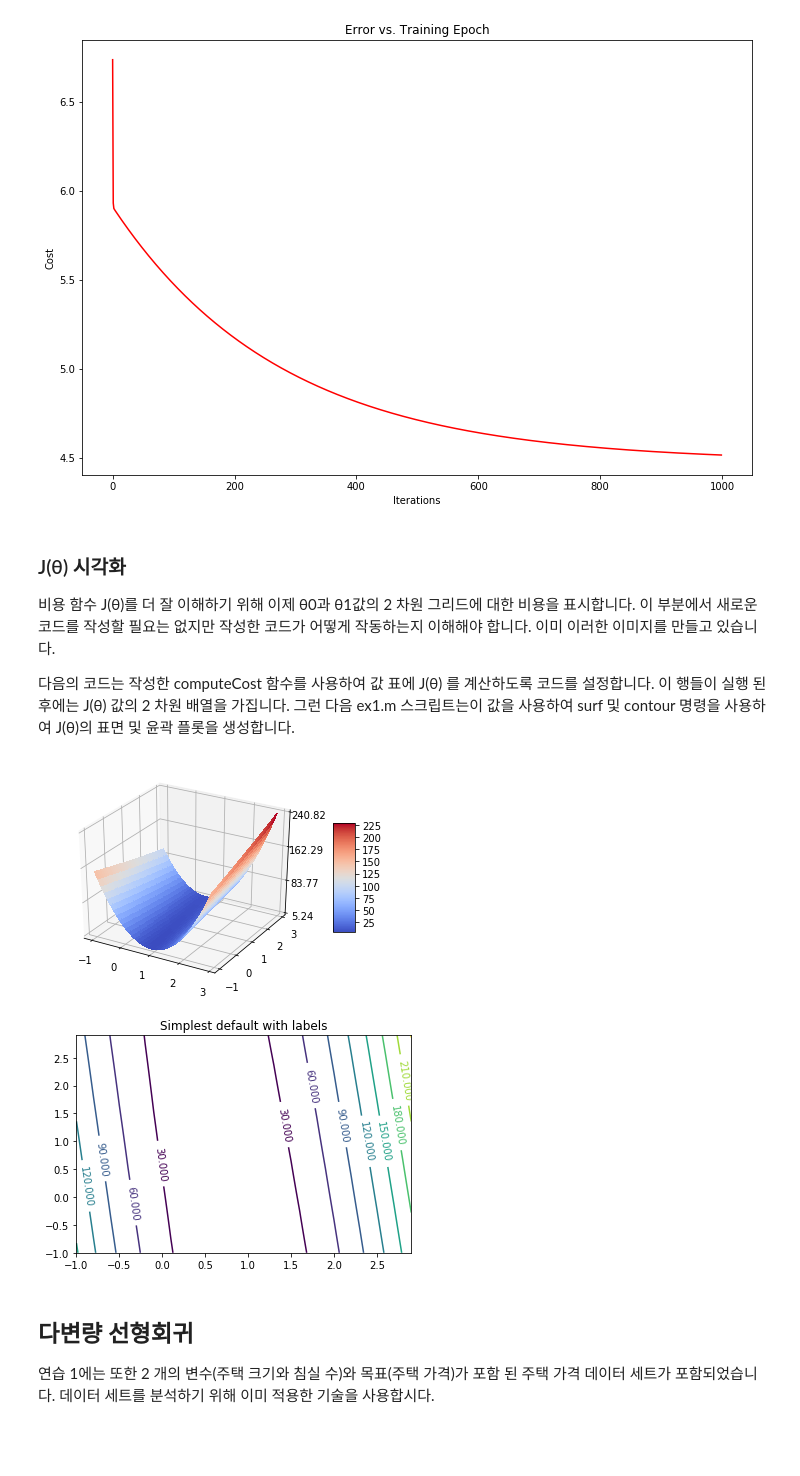
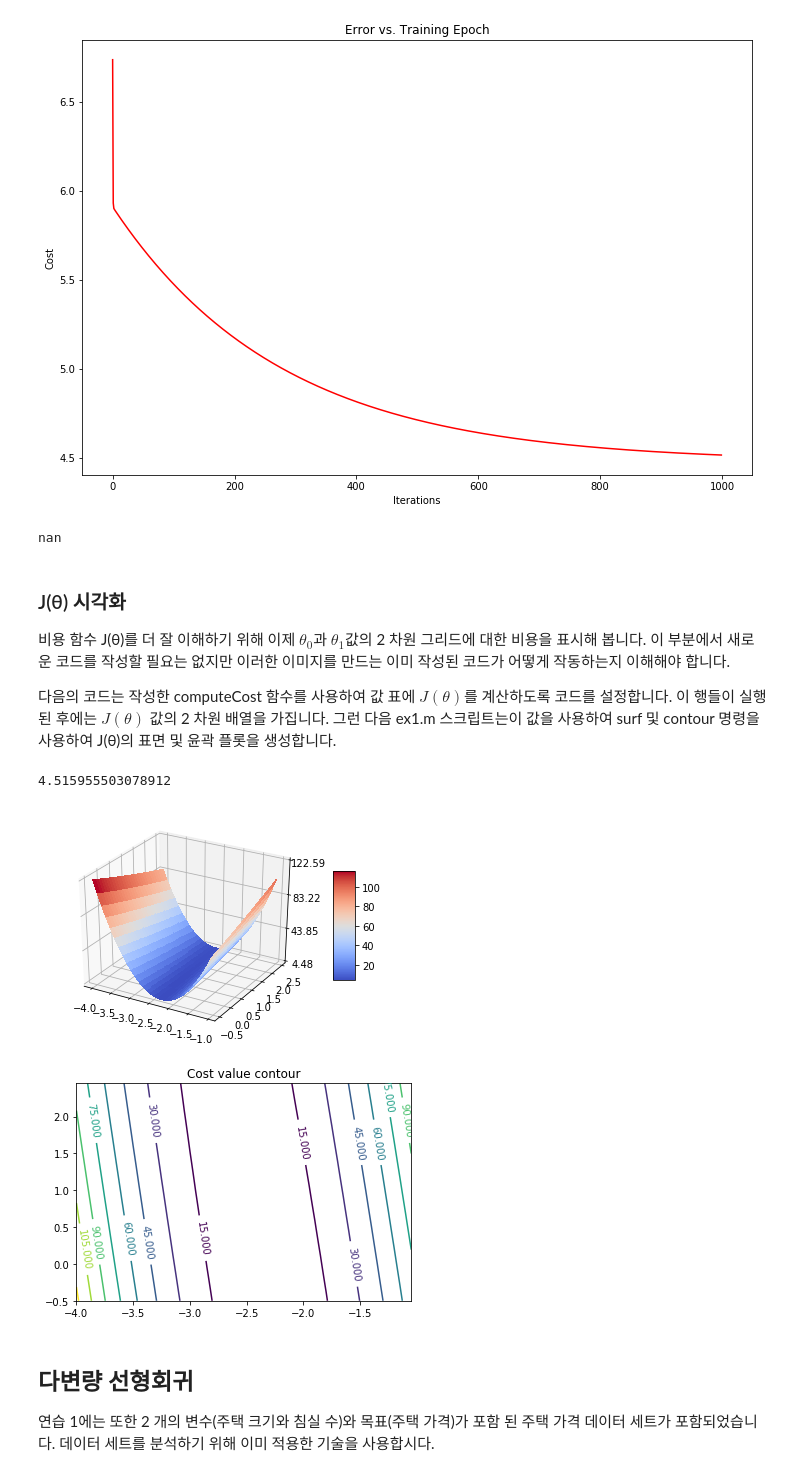
Before and after one commit to junji64/Machine-Learning, a Jupyter notebook: Machine Learning Exercise #1 - Linear Regression.ipynb, the cells around one changed output. Drawn from its saved outputs; the diff is of its cells as text; code cells hidden in the pictures; blank space fills up the shorter version.

```diff
--- a/Machine Learning Exercise #1 - Linear Regression.ipynb
+++ b/Machine Learning Exercise #1 - Linear Regression.ipynb
@@ -182,59 +198,94 @@ ax.set_title('Error vs. Training Epoch')
 # %% [output]
 Text(0.5,1,'Error vs. Training Epoch')
 [figure]
+# %%
+def steepestDescent(X, y, theta, alpha, niter):
+    temp = np.matrix(np.zeros(theta.shape))
+    parameters = int(theta.ravel().shape[1])
+    cost = np.zeros(niter)
+
+    for i in range(niter):
+        error = (X * theta.T) - y
+
+        for j in range(parameters):
+            term = np.multiply(error, X[:,j])
+            temp[0,j] = theta[0,j] - ((alpha / len(X)) * np.sum(term))
+
+        theta = temp
+        cost[i] = computeCost(X, y, theta)
+        if i >= 1 :
+            derror = np.subtract(error, error_old)
+            alpha = error.T * derror / (derror.T * derror + 0.0001)
+        error_old = error
+
+    return theta, cost
+
+alpha = 0.01
+niter = 1000
+theta = np.matrix(np.array([0,0]))
+g, cost2 = steepestDescent(X, y, theta, alpha, niter)
+g
+computeCost(X, y, g)
+# %% [output]
+nan
 # %% [markdown]
 ### J(θ) 시각화
 
-비용 함수 J(θ)를 더 잘 이해하기 위해 이제 θ0과 θ1값의 2 차원 그리드에 대한 비용을 표시합니다. 이 부분에서 새로운 코드를 작성할 필요는 없지만 작성한 코드가 어떻게 작동하는지 이해해야 합니다. 이미 이러한 이미지를 만들고 있습니다.
+비용 함수 J(θ)를 더 잘 이해하기 위해 이제 $\theta_0$과 $\theta_1$값의 2 차원 그리드에 대한 비용을 표시해 봅니다. 이 부분에서 새로운 코드를 작성할 필요는 없지만 이러한 이미지를 만드는 이미 작성된 코드가 어떻게 작동하는지 이해해야 합니다.
 
-다음의 코드는 작성한 computeCost 함수를 사용하여 값 표에 J(θ) 를 계산하도록 코드를 설정합니다.
-이 행들이 실행 된 후에는 J(θ) 값의 2 차원 배열을 가집니다. 그런 다음 ex1.m 스크립트는이 값을 사용하여 surf 및 contour 명령을 사용하여 J(θ)의 표면 및 윤곽 플롯을 생성합니다.
+다음의 코드는 작성한 computeCost 함수를 사용하여 값 표에 $J(\theta)$를 계산하도록 코드를 설정합니다. 이 행들이 실행 된 후에는 $J(\theta)$ 값의 2 차원 배열을 가집니다. 그런 다음 ex1.m 스크립트는이 값을 사용하여 surf 및 contour 명령을 사용하여 J(θ)의 표면 및 윤곽 플롯을 생성합니다.
 # %%
 # initialize J vals to a matrix of 0's
-theta0 = np.arange(-1,3,0.1)
-theta1 = np.arange(-1,3,0.1)
+theta0 = np.arange(-4,-1,0.05)
+theta1 = np.arange(-0.5,2.5,0.05)
 J_vals = np.zeros([np.size(theta0), np.size(theta1)])
 
 for i in range(np.size(theta0)):
     for j in range(np.size(theta1)):
         thetas = np.matrix(np.array([theta0[i], theta1[j]]))
         J_vals[i,j] = computeCost(X, y, thetas)
+
+J_vals[:10,:10]
+thetas  = np.matrix(np.array([0,0]))
+computeCost(X, y, g)
+# %% [output]
+4.515955503078912
 # %%
 from mpl_toolkits.mplot3d import Axes3D  # noqa: F401 unused import
 
 import matplotlib.pyplot as plt
 from matplotlib import cm
 from matplotlib.ticker import LinearLocator, FormatStrFormatter
 import numpy as np
 
 fig = plt.figure()
 ax = fig.gca(projection='3d')
 
 # Make data.
 
 T0, T1 = np.meshgrid(theta0, theta1)
 
 # Plot the surface.
 surf = ax.plot_surface(T0, T1, J_vals, cmap=cm.coolwarm, linewidth=0, antialiased=False)
 
 # Customize the z axis.
 #ax.set_zlim(0, 50)
 ax.zaxis.set_major_locator(LinearLocator(4))
 ax.zaxis.set_major_formatter(FormatStrFormatter('%.02f'))
 
 # Add a color bar which maps values to colors.
 fig.colorbar(surf, shrink=0.5, aspect=5)
 
 plt.show()
 
 fig, ax = plt.subplots()
-CS = ax.contour(T0, T1, J_vals)
+CS = ax.contour(T0, T1, J_vals, 10)
 ax.clabel(CS, inline=1, fontsize=10)
-ax.set_title('Simplest default with labels')
+ax.set_title('Cost value contour')
 plt.show()
 # %% [output]
-[figure, old version]
+[figure, new version]
-[figure, old version]
+[figure, new version]
 # %% [markdown]
 ## 다변량 선형회귀
 연습 1에는 또한 2 개의 변수(주택 크기와 침실 수)와 목표(주택 가격)가 포함 된 주택 가격 데이터 세트가 포함되었습니다. 데이터 세트를 분석하기 위해 이미 적용한 기술을 사용합시다.
```
Also changed, not shown: parts of 23 cells of this notebook, 2 other files.
